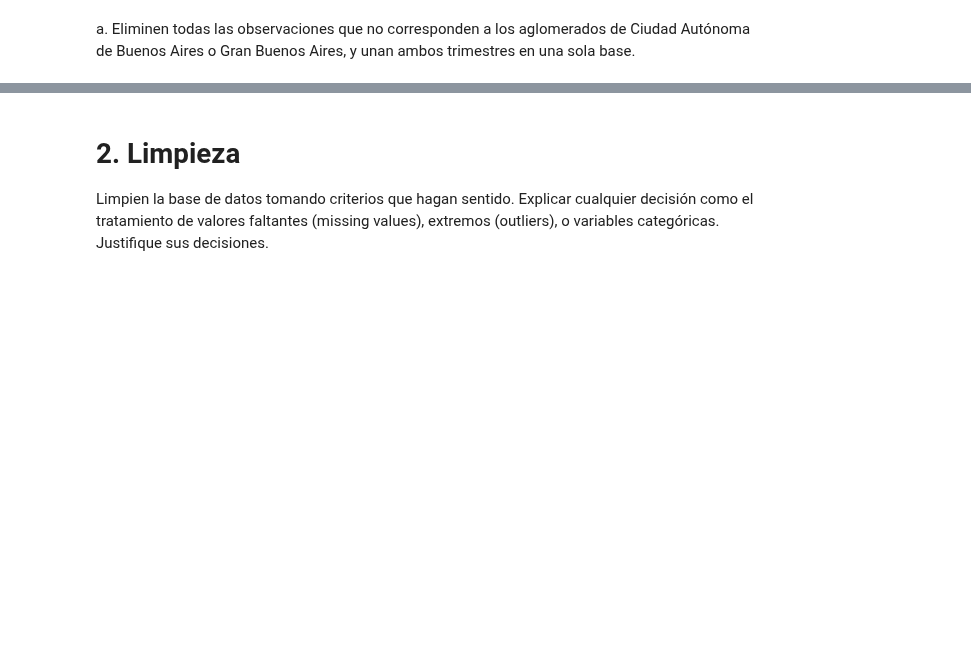
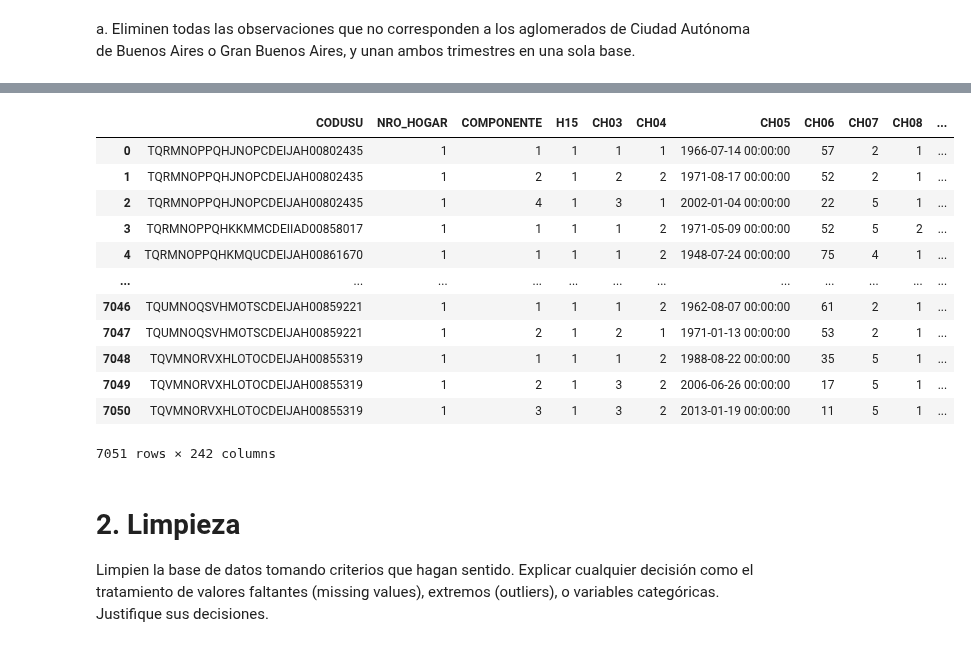
Before and after one commit to maggiecobb/CC408-T1-5, a Jupyter notebook: TP 4/TP 4.ipynb, the cells around one changed output, grey strips where cells are left out. Drawn from its saved outputs; the diff is of its cells as text; code cells hidden in the pictures; blank space fills up the shorter version.

```diff
--- a/TP 4/TP 4.ipynb
+++ b/TP 4/TP 4.ipynb
@@ -98,3 +114,19 @@ combined_24 = pd.merge(ind_2024,hog_2024,on=["CODUSU","NRO_HOGAR"], how = 'outer
+# %%
+combined_24
+# %% [output]
+|  | CODUSU | NRO_HOGAR | COMPONENTE | H15 | CH03 | CH04 | CH05 | CH06 | CH07 | CH08 | ... |
+| 0 | TQRMNOPPQHJNOPCDEIJAH00802435 | 1 | 1 | 1 | 1 | 1 | 1966-07-14 00:00:00 | 57 | 2 | 1 | ... |
+| 1 | TQRMNOPPQHJNOPCDEIJAH00802435 | 1 | 2 | 1 | 2 | 2 | 1971-08-17 00:00:00 | 52 | 2 | 1 | ... |
+| 2 | TQRMNOPPQHJNOPCDEIJAH00802435 | 1 | 4 | 1 | 3 | 1 | 2002-01-04 00:00:00 | 22 | 5 | 1 | ... |
+| 3 | TQRMNOPPQHKKMMCDEIIAD00858017 | 1 | 1 | 1 | 1 | 2 | 1971-05-09 00:00:00 | 52 | 5 | 2 | ... |
+| 4 | TQRMNOPPQHKMQUCDEIJAH00861670 | 1 | 1 | 1 | 1 | 2 | 1948-07-24 00:00:00 | 75 | 4 | 1 | ... |
+| ... | ... | ... | ... | ... | ... | ... | ... | ... | ... | ... | ... |
+| 7046 | TQUMNOQSVHMOTSCDEIJAH00859221 | 1 | 1 | 1 | 1 | 2 | 1962-08-07 00:00:00 | 61 | 2 | 1 | ... |
+| 7047 | TQUMNOQSVHMOTSCDEIJAH00859221 | 1 | 2 | 1 | 2 | 1 | 1971-01-13 00:00:00 | 53 | 2 | 1 | ... |
+| 7048 | TQVMNORVXHLOTOCDEIJAH00855319 | 1 | 1 | 1 | 1 | 2 | 1988-08-22 00:00:00 | 35 | 5 | 1 | ... |
+| 7049 | TQVMNORVXHLOTOCDEIJAH00855319 | 1 | 2 | 1 | 3 | 2 | 2006-06-26 00:00:00 | 17 | 5 | 1 | ... |
+| 7050 | TQVMNORVXHLOTOCDEIJAH00855319 | 1 | 3 | 1 | 3 | 2 | 2013-01-19 00:00:00 | 11 | 5 | 1 | ... |
+7051 rows × 242 columns
 # %% [markdown]
 # 2. Limpieza
 Limpien la base de datos tomando criterios que hagan sentido. Explicar
```
Also changed, not shown: parts of 8 cells of this notebook.
